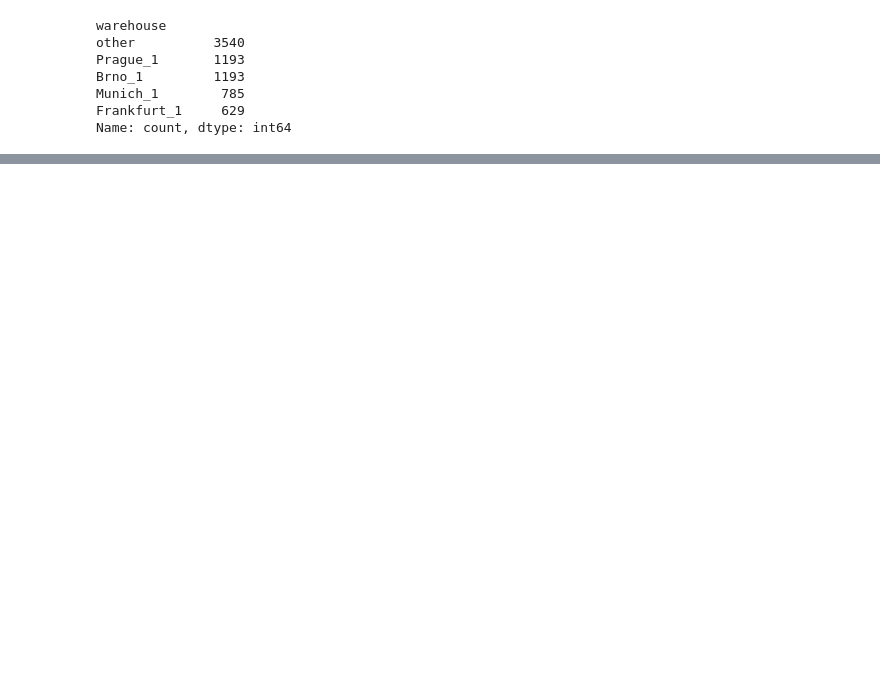
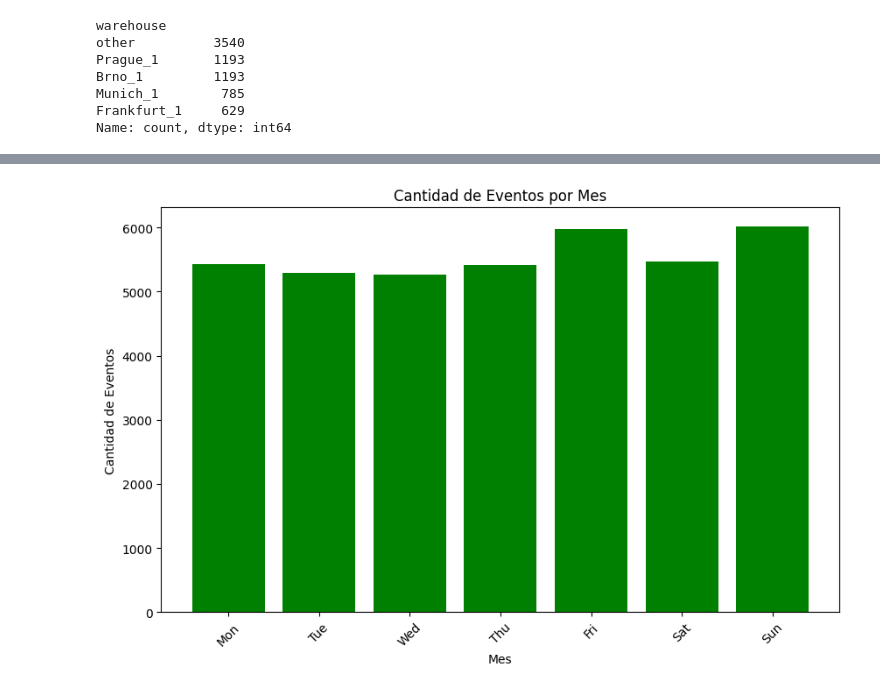
Before and after one commit to Manuel-Pol/Rohlik-orders-challenge, a Jupyter notebook: visus.ipynb, the cells around one changed output, grey strips where cells are left out. Saved outputs shown, nothing was run; the diff lists cells and outputs as text; code cells hidden in the pictures; blank space fills up the shorter version.

Commit message:
se visualiza la cantidad de ordenes por dia-de-semana/mes

```diff
--- a/visus.ipynb
+++ b/visus.ipynb
@@ -258,0 +283,25 @@ Name: count, dtype: int64
+# %%
+orders_per_weekday = {"Monday": 0, "Tuesday": 0, "Wednesday": 0, "Thursday": 0, "Friday": 0, "Saturday": 0, "Sunday": 0}
+counts_per_weekday = {"Monday": 0, "Tuesday": 0, "Wednesday": 0, "Thursday": 0, "Friday": 0, "Saturday": 0, "Sunday": 0}
+orders_per_mounth = {"January": 0, "February": 0, "March": 0, "April": 0, "May": 0, "June": 0, "July": 0, "August": 0, "September": 0, "October": 0, "November": 0, "December": 0}
+counts_per_mounth = {"January": 0, "February": 0, "March": 0, "April": 0, "May": 0, "June": 0, "July": 0, "August": 0, "September": 0, "October": 0, "November": 0, "December": 0}
+
+def sum_orders_by_date(row):
+    # pasar la fecha a datetime de pandas
+    date = datetime.strptime(row["date"], "%Y-%m-%d")
+    # tomar el dia de semana que cayo la fecha
+    weekday = date.strftime("%A")
+    mounth = date.strftime("%B")
+    # sumar el numero de ordenes al dia de semana
+    orders_per_weekday[weekday] += int(row["orders"])
+    counts_per_weekday[weekday] += 1
+    orders_per_mounth[mounth] += int(row["orders"])
+    counts_per_mounth[mounth] += 1
+
+
+df.apply(sum_orders_by_date, axis=1)
+
+print(orders_per_weekday)
+print(counts_per_weekday)
+print(orders_per_mounth)
+print(counts_per_mounth)
@@ -258,0 +313,16 @@ Name: count, dtype: int64
+# %%
+# Crear un DataFrame a partir de los diccionarios
+weekdays = [weekday[0:3] for weekday in orders_per_weekday.keys()]
+mean_per_weekday = [orders_per_weekday[weekday] / counts_per_weekday[weekday] for weekday in orders_per_weekday.keys()]
+mounths = [mounth[0:3] for mounth in orders_per_mounth.keys()]
+mean_per_mounth = [orders_per_mounth[mounth] / counts_per_mounth[mounth] for mounth in orders_per_mounth.keys()]
+# %%
+plt.figure(figsize=(10, 6))
+plt.bar(weekdays, mean_per_weekday, color='green')
+plt.xlabel('Mes')
+plt.ylabel('Cantidad de Eventos')
+plt.title('Cantidad de Eventos por Mes')
+plt.xticks(rotation=45)
+plt.show()
+# %% [output]
+[figure, added]
```
Also changed, not shown: parts of 13 cells of this notebook, 1 other file.
